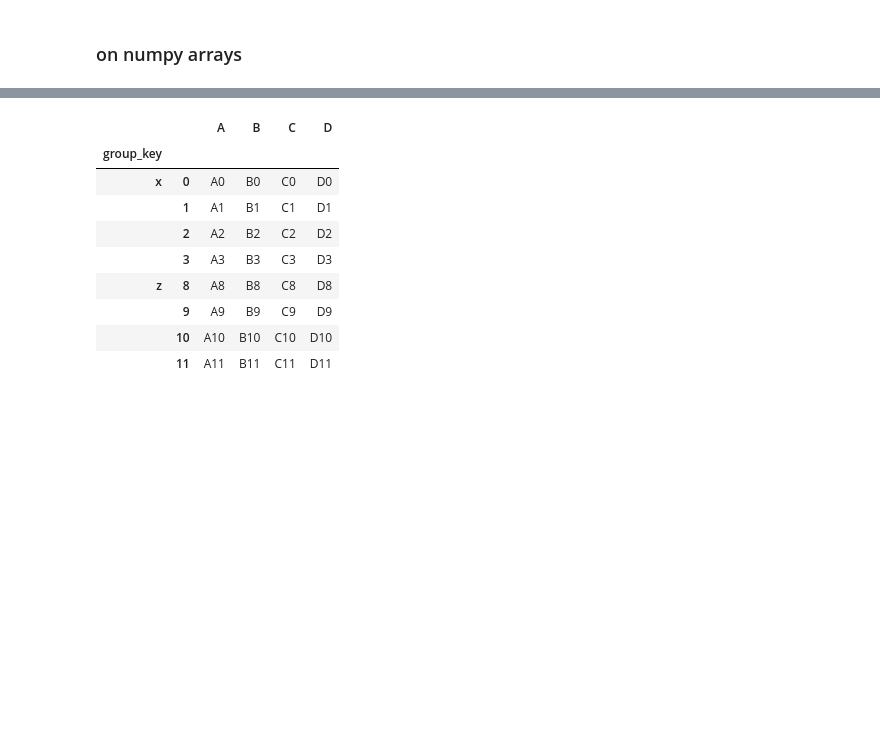
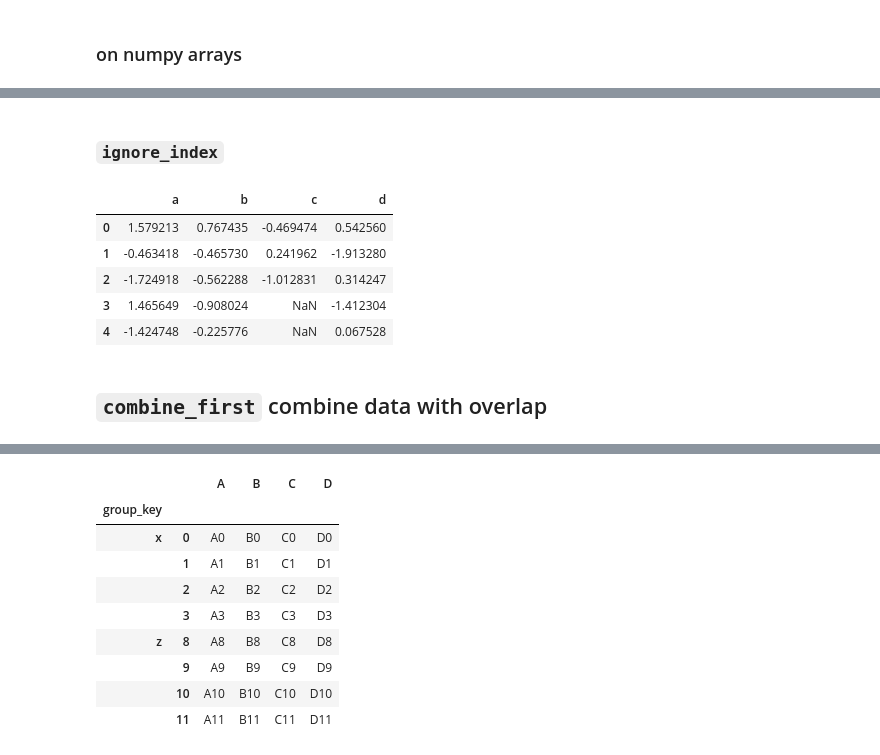
Before and after one commit to shelleygoel/pydata-book, a Jupyter notebook: data_wrangling.ipynb, the cells around one changed output, grey strips where cells are left out. Cells and saved outputs as stored; diff of their text form; code cells hidden in the pictures; blank space fills up the shorter version.

```diff
--- a/data_wrangling.ipynb
+++ b/data_wrangling.ipynb
@@ -541,0 +631,20 @@ left3.join([right2, another], how="outer")
+# %% [markdown]
+### `ignore_index`
+# %%
+df1 = pd.DataFrame(np.random.standard_normal((3, 4)),
+                   columns=["a", "b", "c", "d"])
+
+
+df2 = pd.DataFrame(np.random.standard_normal((2, 3)),
+                   columns=["b", "d", "a"])
+# %%
+pd.concat([df1, df2], ignore_index=True)
+# %% [output]
+|  | a | b | c | d |
+| 0 | 1.579213 | 0.767435 | -0.469474 | 0.542560 |
+| 1 | -0.463418 | -0.465730 | 0.241962 | -1.913280 |
+| 2 | -1.724918 | -0.562288 | -1.012831 | 0.314247 |
+| 3 | 1.465649 | -0.908024 | NaN | -1.412304 |
+| 4 | -1.424748 | -0.225776 | NaN | 0.067528 |
+# %% [markdown]
+## `combine_first` combine data with overlap
```
Also changed, not shown: parts of 19 cells of this notebook.
